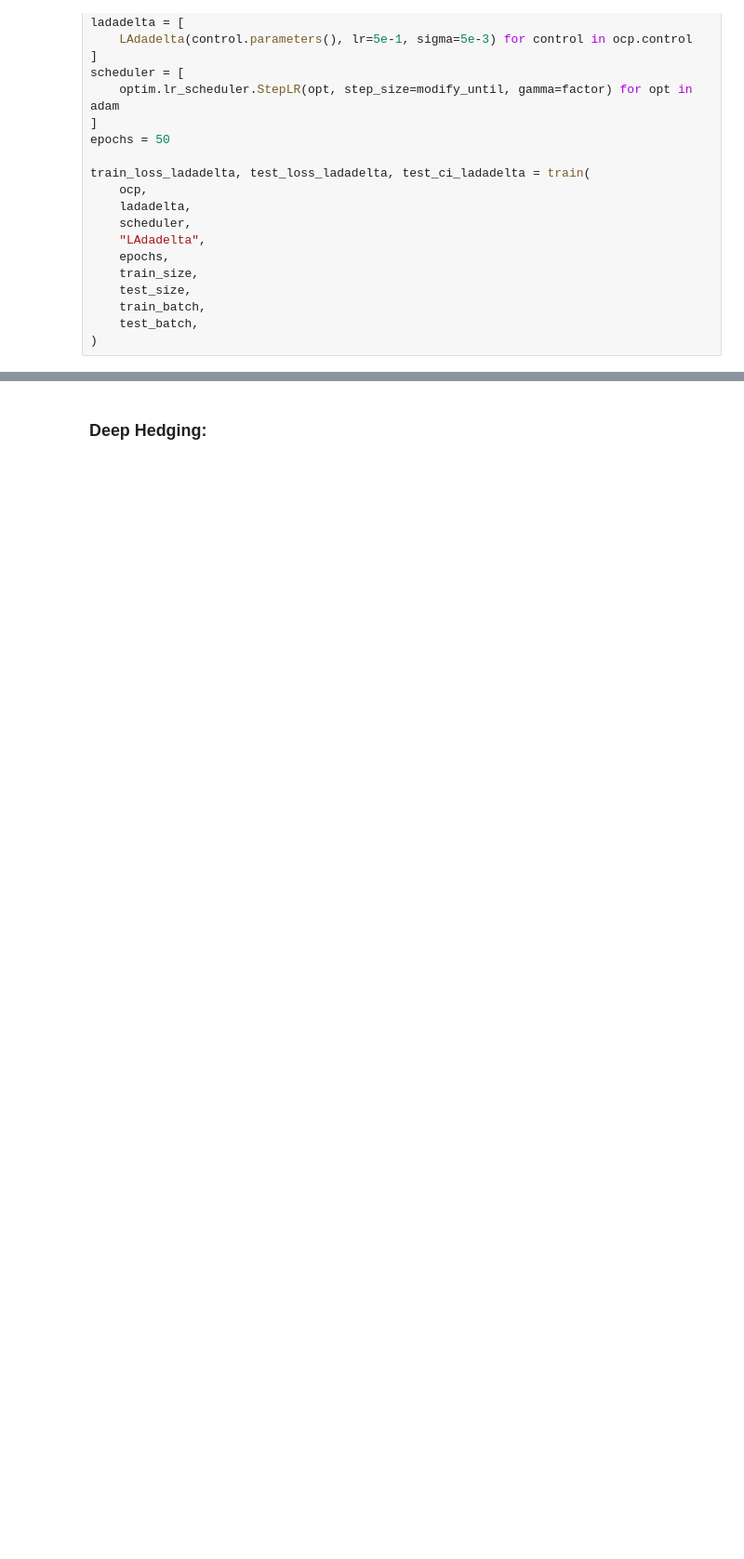
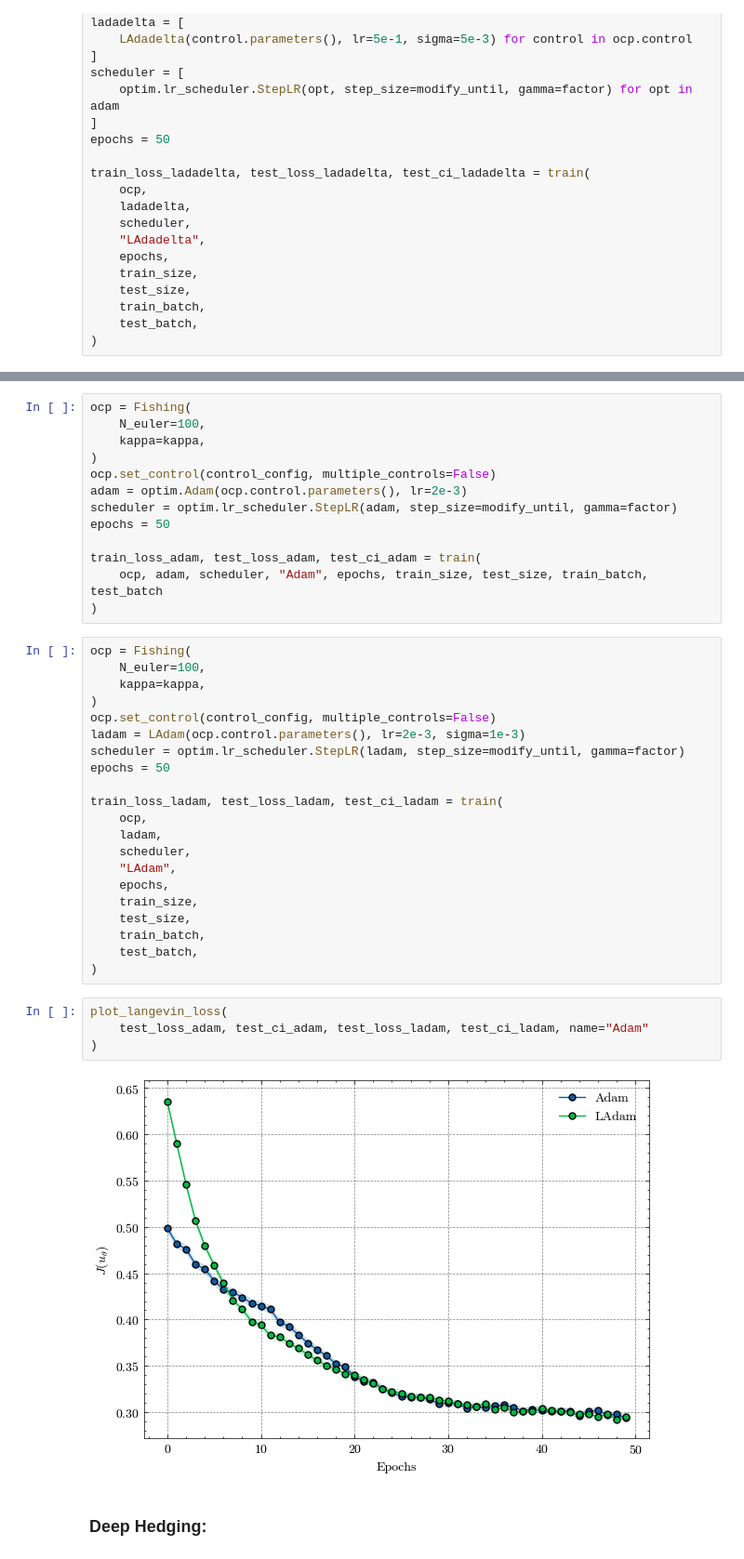
Before and after one commit to SaadSouilmi/Langevin-algorithms-for-deep-stochastic-control, a Jupyter notebook: Notebook.ipynb, the cells around one changed output, grey strips where cells are left out. Shown at 93% size. Cells and saved outputs as stored; diff of their text form; blank space fills up the shorter version.

```diff
--- a/Notebook.ipynb
+++ b/Notebook.ipynb
@@ -939,2 +950,42 @@ plt.close()
+# %%
+ocp = Fishing(
+    N_euler=100,
+    kappa=kappa,
+)
+ocp.set_control(control_config, multiple_controls=False)
+adam = optim.Adam(ocp.control.parameters(), lr=2e-3)
+scheduler = optim.lr_scheduler.StepLR(adam, step_size=modify_until, gamma=factor)
+epochs = 50
+
+train_loss_adam, test_loss_adam, test_ci_adam = train(
+    ocp, adam, scheduler, "Adam", epochs, train_size, test_size, train_batch, test_batch
+)
+# %%
+ocp = Fishing(
+    N_euler=100,
+    kappa=kappa,
+)
+ocp.set_control(control_config, multiple_controls=False)
+ladam = LAdam(ocp.control.parameters(), lr=2e-3, sigma=1e-3)
+scheduler = optim.lr_scheduler.StepLR(ladam, step_size=modify_until, gamma=factor)
+epochs = 50
+
+train_loss_ladam, test_loss_ladam, test_ci_ladam = train(
+    ocp,
+    ladam,
+    scheduler,
+    "LAdam",
+    epochs,
+    train_size,
+    test_size,
+    train_batch,
+    test_batch,
+)
+# %%
+plot_langevin_loss(
+    test_loss_adam, test_ci_adam, test_loss_ladam, test_ci_ladam, name="Adam"
+)
+# %% [output]
+[figure, added]
 # %% [markdown]
 ### Deep Hedging:
```
Also changed, not shown: parts of 14 cells of this notebook, 6 other files.
